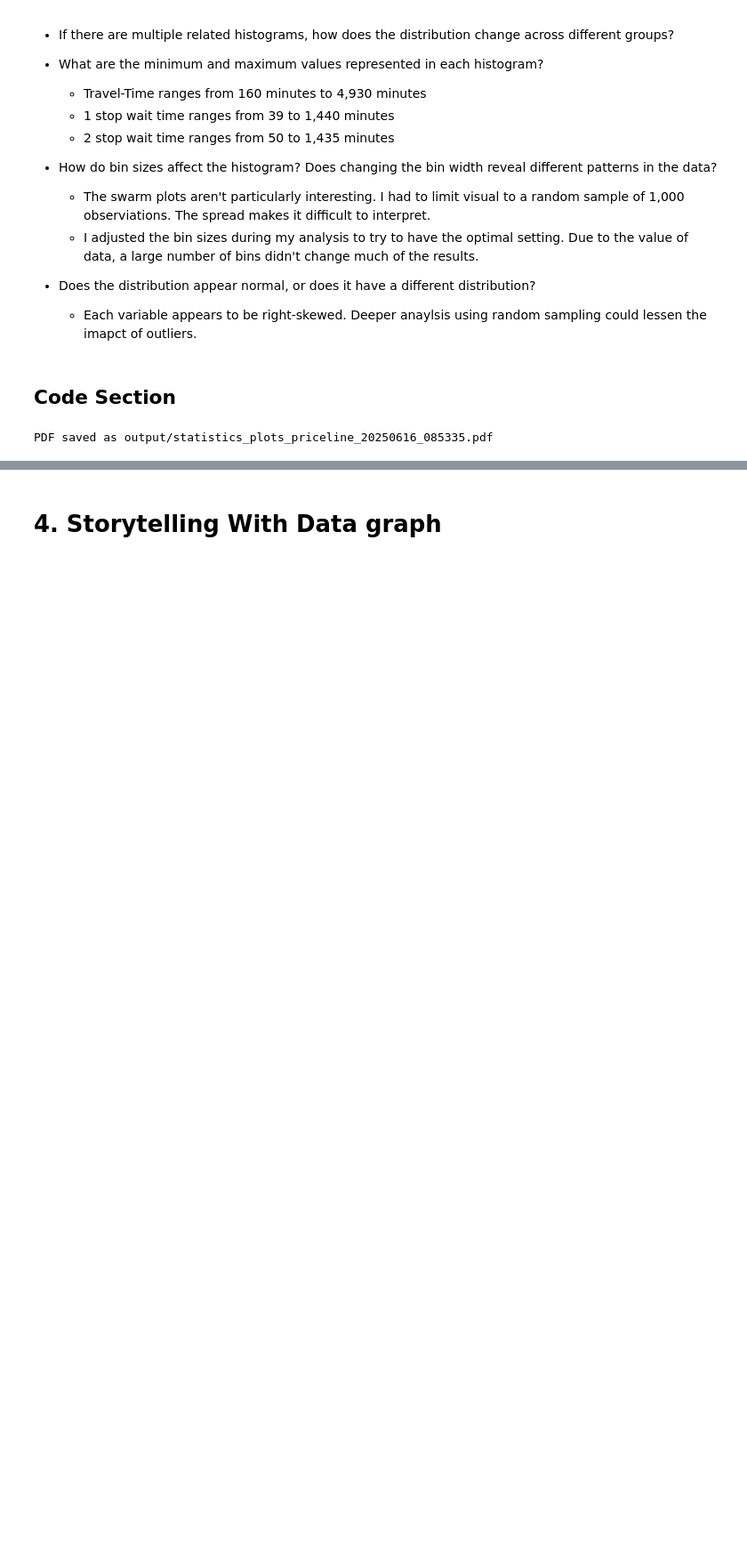
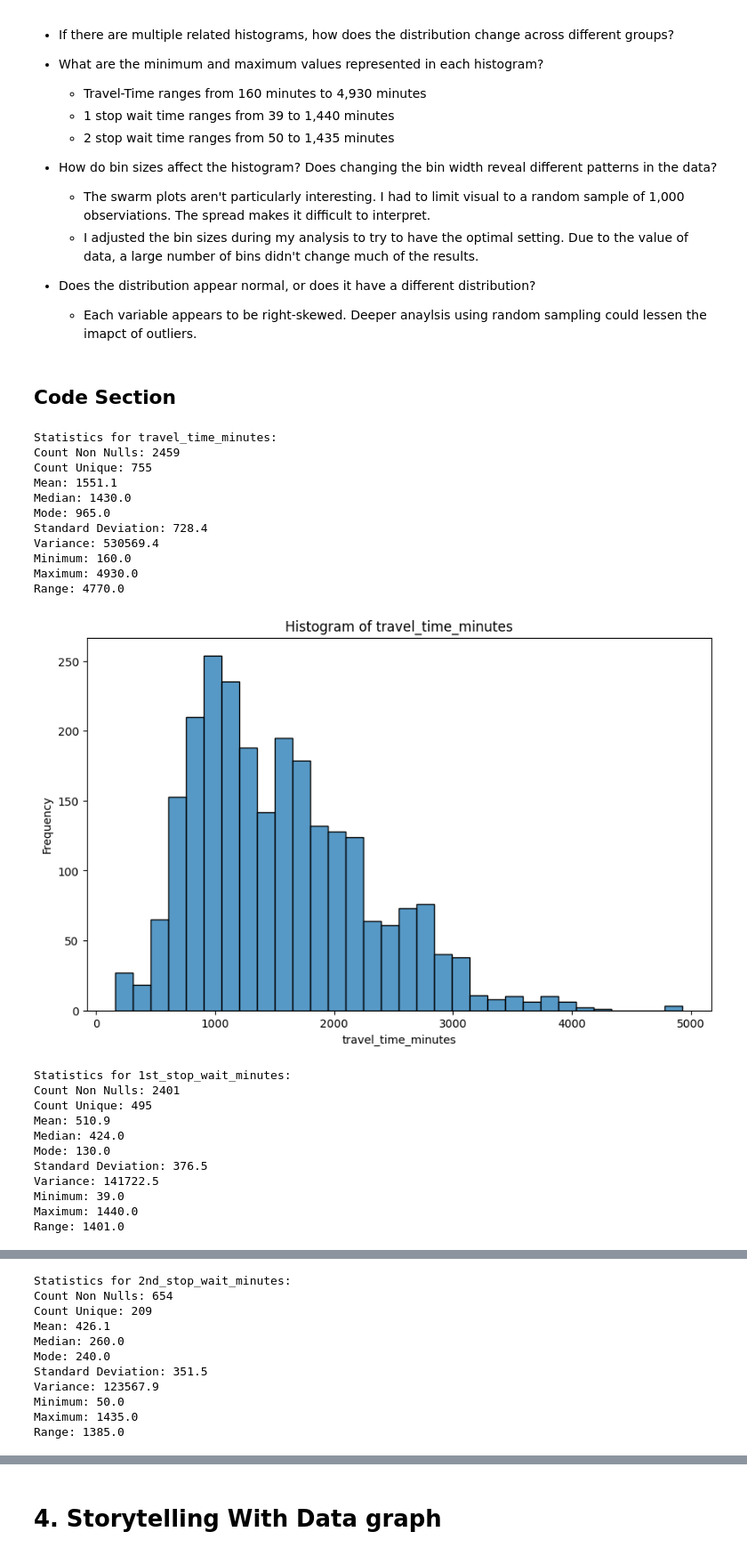
Before and after one commit to tbrantinghamBU/699-Personal, a Jupyter notebook: OMDS-ModB2-Week4-Brantingham-Tyler.ipynb, the cells around one changed output, grey strips where cells are left out. Shown at 89% size. Saved outputs shown, nothing was run; the diff lists cells and outputs as text; code cells hidden in the pictures; blank space fills up the shorter version.

```diff
--- a/OMDS-ModB2-Week4-Brantingham-Tyler.ipynb
+++ b/OMDS-ModB2-Week4-Brantingham-Tyler.ipynb
@@ -390,10 +403,32 @@ def analyze_column(df, column, sample_amt, output_to_pdf, pdf_pages=None):
 # %%
 '''PRICE LINE DATASET'''
 fname = "priceline_clean_no_encode.csv"
 dataset_name = "priceline"
 df = pd.read_csv(fname)
 
-n_samples = 1000
-generate_plots(df, sample_amt=n_samples,output_to_pdf=False, ds_name=dataset_name)
+n_samples = 1000 # For Swarm Plots
+generate_plots(df, sample_amt=n_samples,output_to_pdf=False, kde=False, violins=False, swarms=False, grouped_hists=False, ds_name=dataset_name)
 # %% [output]
-PDF saved as output/statistics_plots_priceline_20250616_085335.pdf
+Statistics for travel_time_minutes:
+Count Non Nulls: 2459
+Count Unique: 755
+Mean: 1551.1
+Median: 1430.0
+Mode: 965.0
+Standard Deviation: 728.4
+Variance: 530569.4
+Minimum: 160.0
+Maximum: 4930.0
+Range: 4770.0
+[figure, added]
+Statistics for 1st_stop_wait_minutes:
+Count Non Nulls: 2401
+Count Unique: 495
+Mean: 510.9
+Median: 424.0
+Mode: 130.0
+Standard Deviation: 376.5
+Variance: 141722.5
+Minimum: 39.0
+Maximum: 1440.0
+Range: 1401.0
@@ -399,0 +436,11 @@ PDF saved as output/statistics_plots_priceline_20250616_085335.pdf
+Statistics for 2nd_stop_wait_minutes:
+Count Non Nulls: 654
+Count Unique: 209
+Mean: 426.1
+Median: 260.0
+Mode: 240.0
+Standard Deviation: 351.5
+Variance: 123567.9
+Minimum: 50.0
+Maximum: 1435.0
+Range: 1385.0
```
Also changed, not shown: parts of 9 cells of this notebook.
